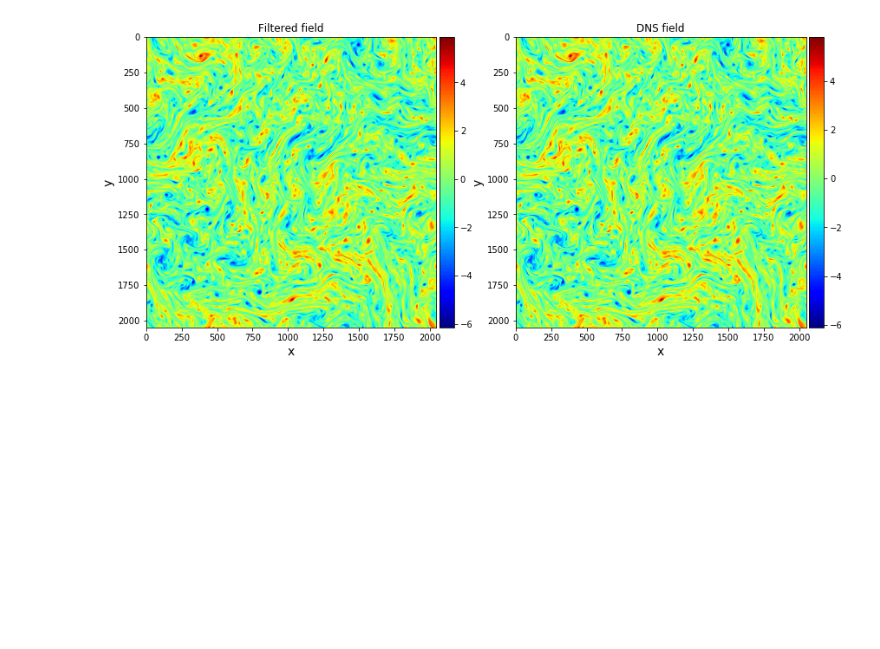
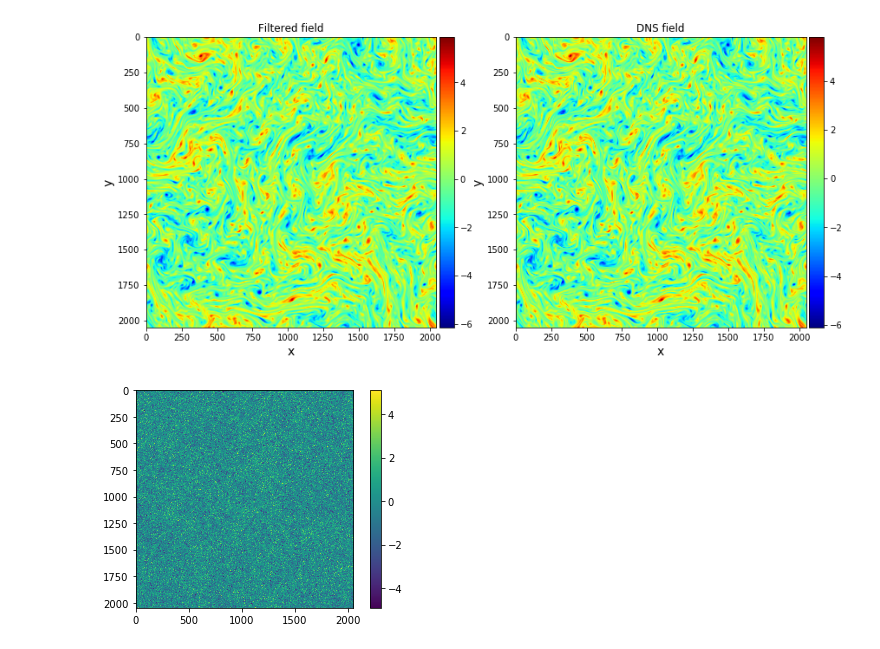
Before and after one commit to Ronan1879/kraichnan_turbulence, a Jupyter notebook: scripts/plot_cost.ipynb, the cells around one changed output. Cells and saved outputs as stored; diff of their text form; code cells hidden in the pictures; blank space fills up the shorter version.

```diff
--- a/scripts/plot_cost.ipynb
+++ b/scripts/plot_cost.ipynb
@@ -100,6 +100,8 @@ V = L  # tc = L / V = 1
 k = 1 / L
 ν = V * L / Re
 
+k_scaling = 3/5
+
 # Kraichnan turbulence forcing
 Fx = 0
 Fy = 0
@@ -112,11 +114,6 @@ with h5py.File("snapshots_s90.h5", mode='r') as file:
     t = file['scales']['sim_time']
     w_data = np.array(w)[0]
 # %%
-x_basis = de.Fourier('x', Nx, interval=Bx, dealias=1)
-y_basis = de.Fourier('y', Ny, interval=By, dealias=1)
+x_basis = de.Fourier('x', Nx, interval=(0,1), dealias=1)
+y_basis = de.Fourier('y', Ny, interval=(0,1), dealias=1)
 domain = de.Domain([x_basis, y_basis], grid_dtype=np.float64)
-
-Filter = get_filter(N,domain)
-w = domain.new_field(name='w_filt')
-w['g'] = w_data
-w_filt = Filter(w).evaluate()
@@ -145,3 +147,23 @@ ax2.set_ylabel("y",fontsize=14)
 plt.show()
 # %% [output]
 [figure]
+# %%
+# Generate random vorticity field using red noise
+x = domain.grid(0)
+y = domain.grid(1)
+kx = domain.elements(0)
+ky = domain.elements(1)
+k = np.array(np.meshgrid(ky,kx))
+k = np.sqrt(k[0]**2 + k[1]**2)
+w = domain.new_field(name='w')
+w['g'] = np.random.normal(0,1,(x.shape[0],y.shape[1]))
+# Small term in division by k is included to avoid blow up at k = 0
+w['c'] = w['c']/(k+0.0000001)**(k_scaling)
+# normalize vorticity field
+w['g'] = (w['g']-np.mean(w['g']))/np.std(w['g'])
+# %%
+plt.imshow(w['g'])
+plt.colorbar()
+plt.show()
+# %% [output]
+[figure, added]
```
Also changed, not shown: parts of 3 cells of this notebook, 20 other files.
